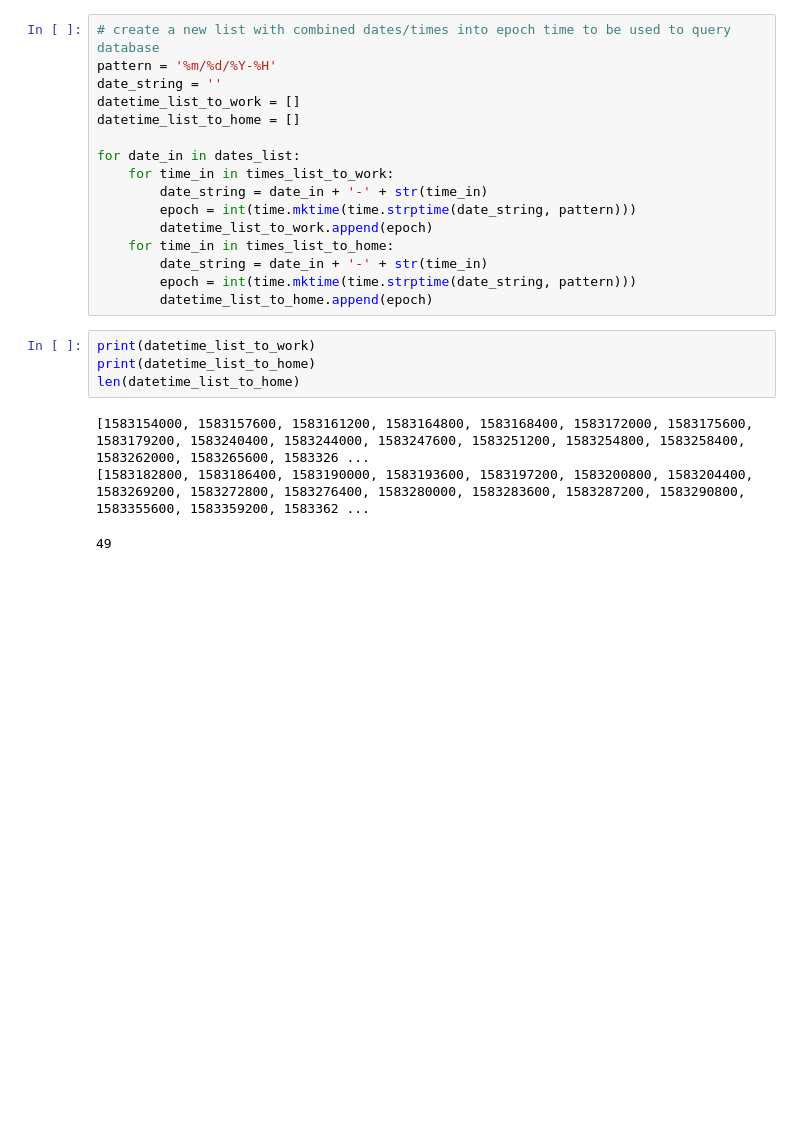
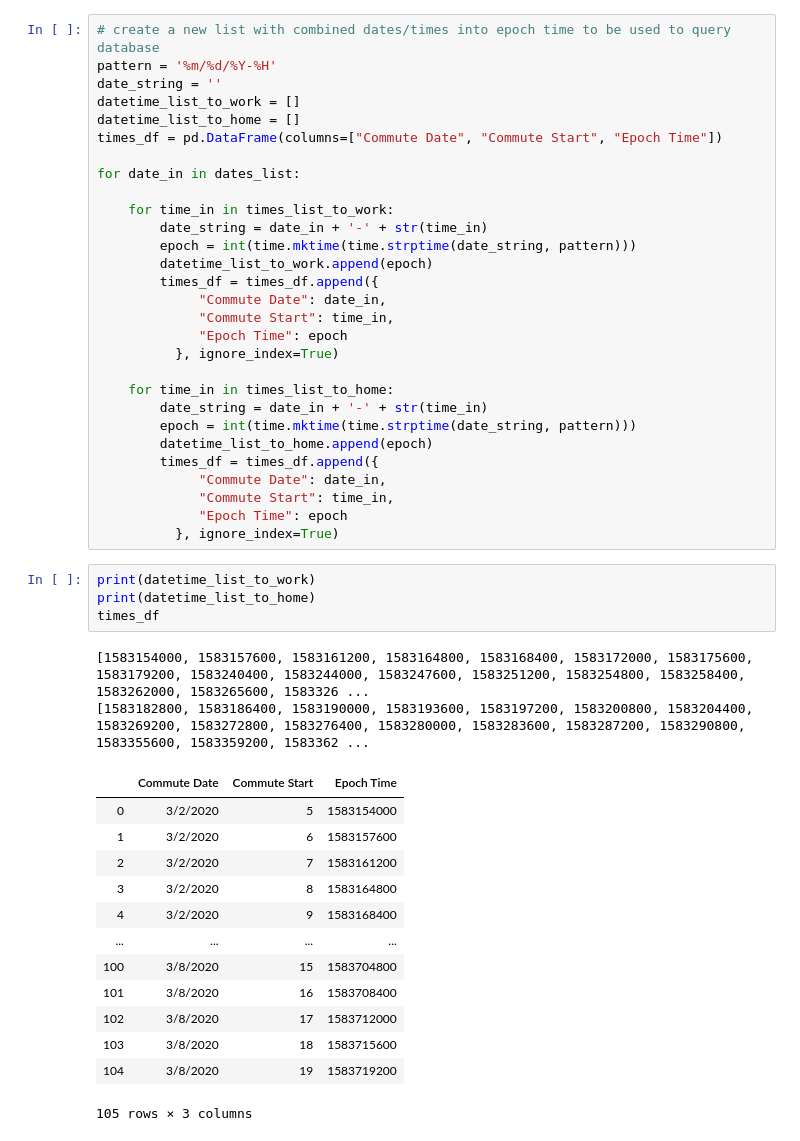
Before and after one commit to magcox5/CommuteChaos, a Jupyter notebook: Melissa_input_commute.ipynb, the cells around one changed output. Saved outputs shown, nothing was run; the diff lists cells and outputs as text; blank space fills up the shorter version.

```diff
--- a/Melissa_input_commute.ipynb
+++ b/Melissa_input_commute.ipynb
@@ -21,22 +30,47 @@ pattern = '%m/%d/%Y-%H'
 date_string = ''
 datetime_list_to_work = []
 datetime_list_to_home = []
+times_df = pd.DataFrame(columns=["Commute Date", "Commute Start", "Epoch Time"])
 
 for date_in in dates_list:
+
     for time_in in times_list_to_work:
         date_string = date_in + '-' + str(time_in)
         epoch = int(time.mktime(time.strptime(date_string, pattern)))
         datetime_list_to_work.append(epoch)
+        times_df = times_df.append({
+             "Commute Date": date_in,
+             "Commute Start": time_in,
+             "Epoch Time": epoch
+          }, ignore_index=True)
+
     for time_in in times_list_to_home:
         date_string = date_in + '-' + str(time_in)
         epoch = int(time.mktime(time.strptime(date_string, pattern)))
         datetime_list_to_home.append(epoch)
+        times_df = times_df.append({
+             "Commute Date": date_in,
+             "Commute Start": time_in,
+             "Epoch Time": epoch
+          }, ignore_index=True)
 # %%
 print(datetime_list_to_work)
 print(datetime_list_to_home)
-len(datetime_list_to_home)
+times_df
 # %% [output]
 [1583154000, 1583157600, 1583161200, 1583164800, 1583168400, 1583172000, 1583175600, 1583179200, 1583240400, 1583244000, 1583247600, 1583251200, 1583254800, 1583258400, 1583262000, 1583265600, 1583326 ...
 [1583182800, 1583186400, 1583190000, 1583193600, 1583197200, 1583200800, 1583204400, 1583269200, 1583272800, 1583276400, 1583280000, 1583283600, 1583287200, 1583290800, 1583355600, 1583359200, 1583362 ...
+|  | Commute Date | Commute Start | Epoch Time |
+| 0 | 3/2/2020 | 5 | 1583154000 |
+| 1 | 3/2/2020 | 6 | 1583157600 |
+| 2 | 3/2/2020 | 7 | 1583161200 |
+| 3 | 3/2/2020 | 8 | 1583164800 |
+| 4 | 3/2/2020 | 9 | 1583168400 |
+| ... | ... | ... | ... |
+| 100 | 3/8/2020 | 15 | 1583704800 |
+| 101 | 3/8/2020 | 16 | 1583708400 |
+| 102 | 3/8/2020 | 17 | 1583712000 |
+| 103 | 3/8/2020 | 18 | 1583715600 |
+| 104 | 3/8/2020 | 19 | 1583719200 |
-49
+105 rows × 3 columns
 # %%
```
Also changed, not shown: parts of 23 cells of this notebook, 2 other files.
